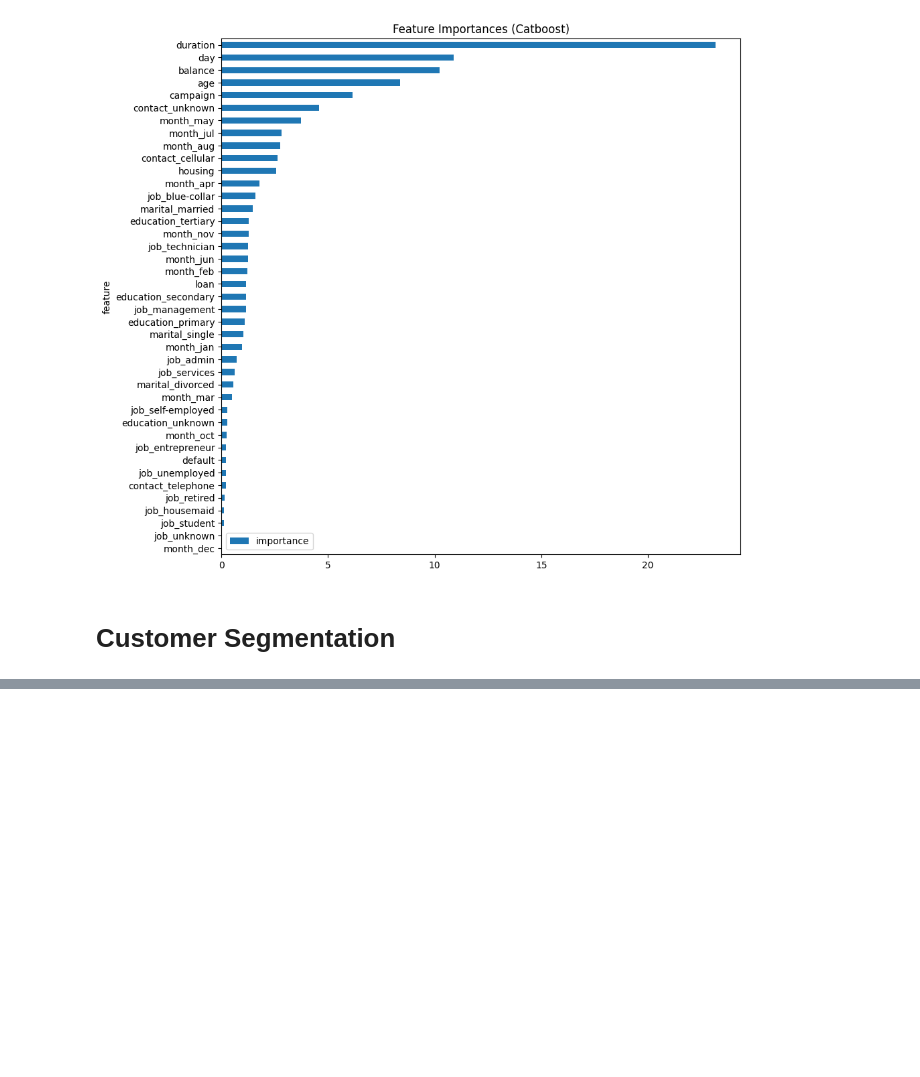
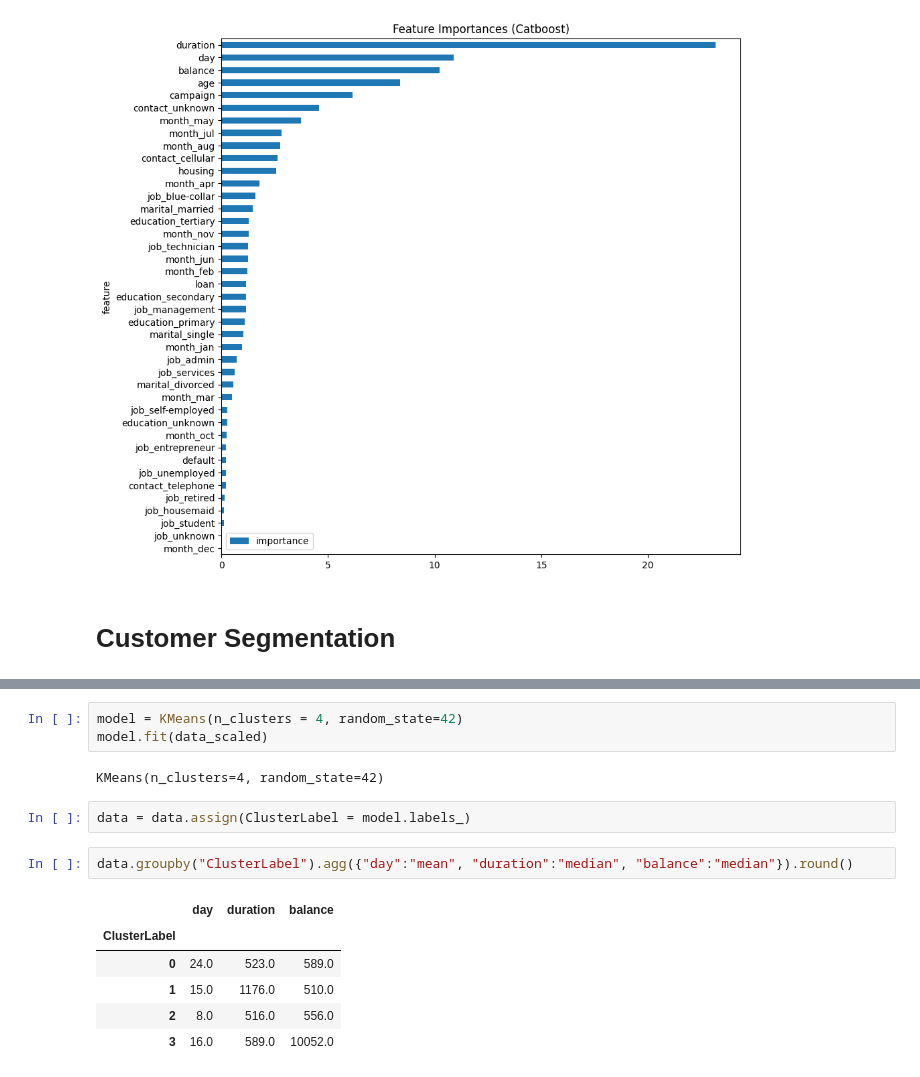
Before and after one commit to kuzhuppillil/4jwFB7LZrh7Mn9TT, a Jupyter notebook: Term_Deposit_Marketing.ipynb, the cells around one changed output, grey strips where cells are left out. Saved outputs shown, nothing was run; the diff lists cells and outputs as text; blank space fills up the shorter version.

```diff
--- a/Term_Deposit_Marketing.ipynb
+++ b/Term_Deposit_Marketing.ipynb
@@ -884,0 +887,16 @@ df.head()
+# %%
+model = KMeans(n_clusters = 4, random_state=42)
+model.fit(data_scaled)
+# %% [output]
+KMeans(n_clusters=4, random_state=42)
+# %%
+data = data.assign(ClusterLabel = model.labels_)
+# %%
+data.groupby("ClusterLabel").agg({"day":"mean", "duration":"median", "balance":"median"}).round()
+# %% [output]
+|  | day | duration | balance |
+| ClusterLabel |  |  |  |
+| 0 | 24.0 | 523.0 | 589.0 |
+| 1 | 15.0 | 1176.0 | 510.0 |
+| 2 | 8.0 | 516.0 | 556.0 |
+| 3 | 16.0 | 589.0 | 10052.0 |
```
Also changed, not shown: parts of 32 cells of this notebook.
